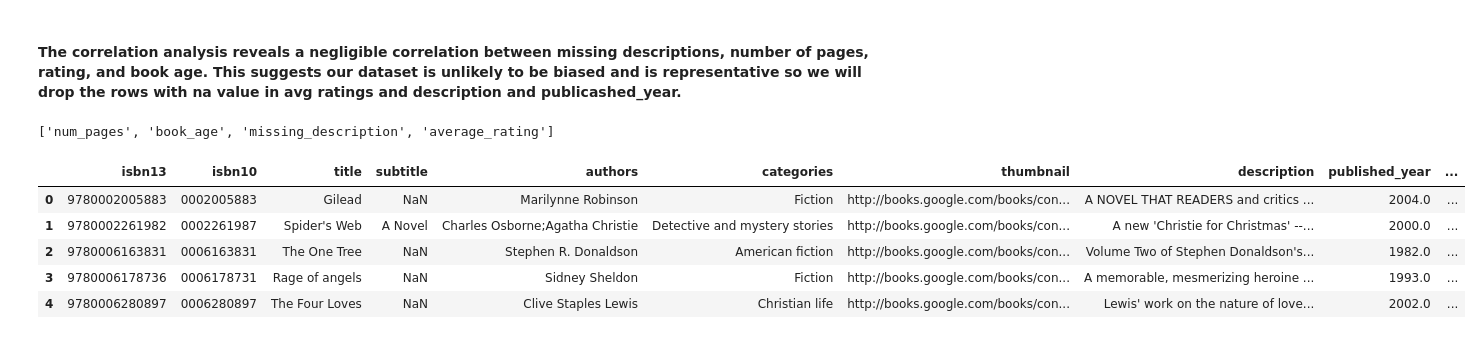
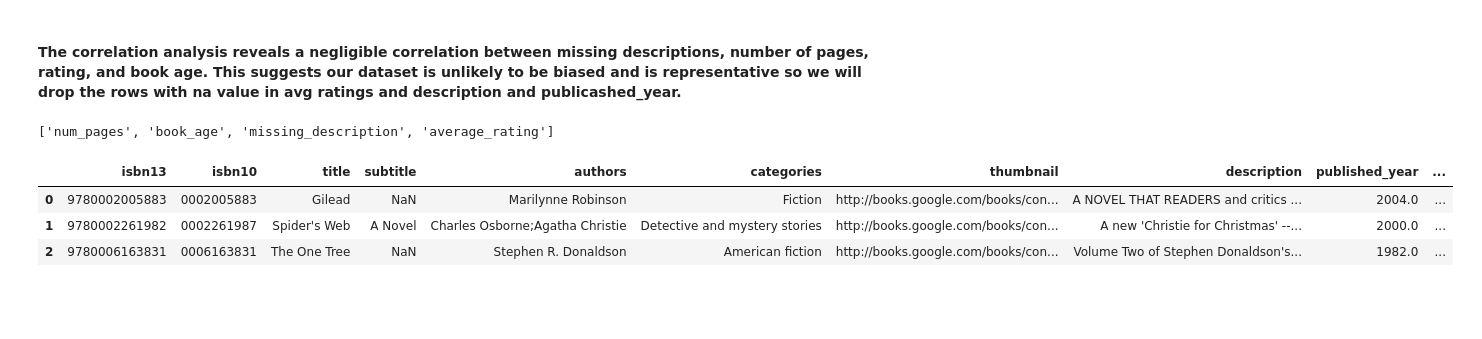
Before and after one commit to YassineSdk/Semantic-book-recommendation, a Jupyter notebook: semantic-book-recommender.ipynb, the cells around one changed output. Drawn from its saved outputs; the diff is of its cells as text; code cells hidden in the pictures; blank space fills up the shorter version.

Commit message:
Kaggle Notebook | Semantic book Recommender | Version 4

```diff
--- a/semantic-book-recommender.ipynb
+++ b/semantic-book-recommender.ipynb
@@ -134,11 +155,9 @@ df = df[~(df["num_pages"].isna())&
                 (~df["description"].isna())&
                 (~df["published_year"].isna())]
 # %%
-df.head()
+df.head(3)
 # %% [output]
 |  | isbn13 | isbn10 | title | subtitle | authors | categories | thumbnail | description | published_year | ... |
 | 0 | 9780002005883 | 0002005883 | Gilead | NaN | Marilynne Robinson | Fiction | http://books.google.com/books/con... | A NOVEL THAT READERS and critics ... | 2004.0 | ... |
 | 1 | 9780002261982 | 0002261987 | Spider's Web | A Novel | Charles Osborne;Agatha Christie | Detective and mystery stories | http://books.google.com/books/con... | A new 'Christie for Christmas' --... | 2000.0 | ... |
 | 2 | 9780006163831 | 0006163831 | The One Tree | NaN | Stephen R. Donaldson | American fiction | http://books.google.com/books/con... | Volume Two of Stephen Donaldson's... | 1982.0 | ... |
-| 3 | 9780006178736 | 0006178731 | Rage of angels | NaN | Sidney Sheldon | Fiction | http://books.google.com/books/con... | A memorable, mesmerizing heroine ... | 1993.0 | ... |
-| 4 | 9780006280897 | 0006280897 | The Four Loves | NaN | Clive Staples Lewis | Christian life | http://books.google.com/books/con... | Lewis' work on the nature of love... | 2002.0 | ... |
```
Also changed, not shown: parts of 56 cells of this notebook.
